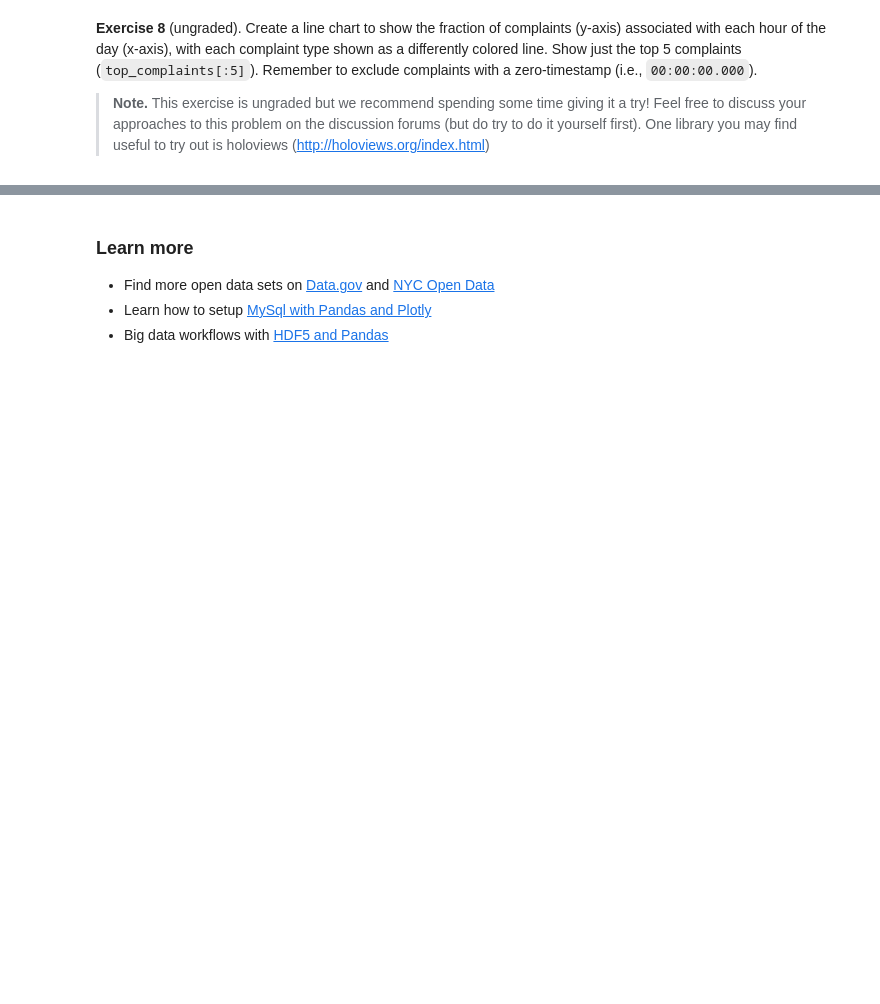
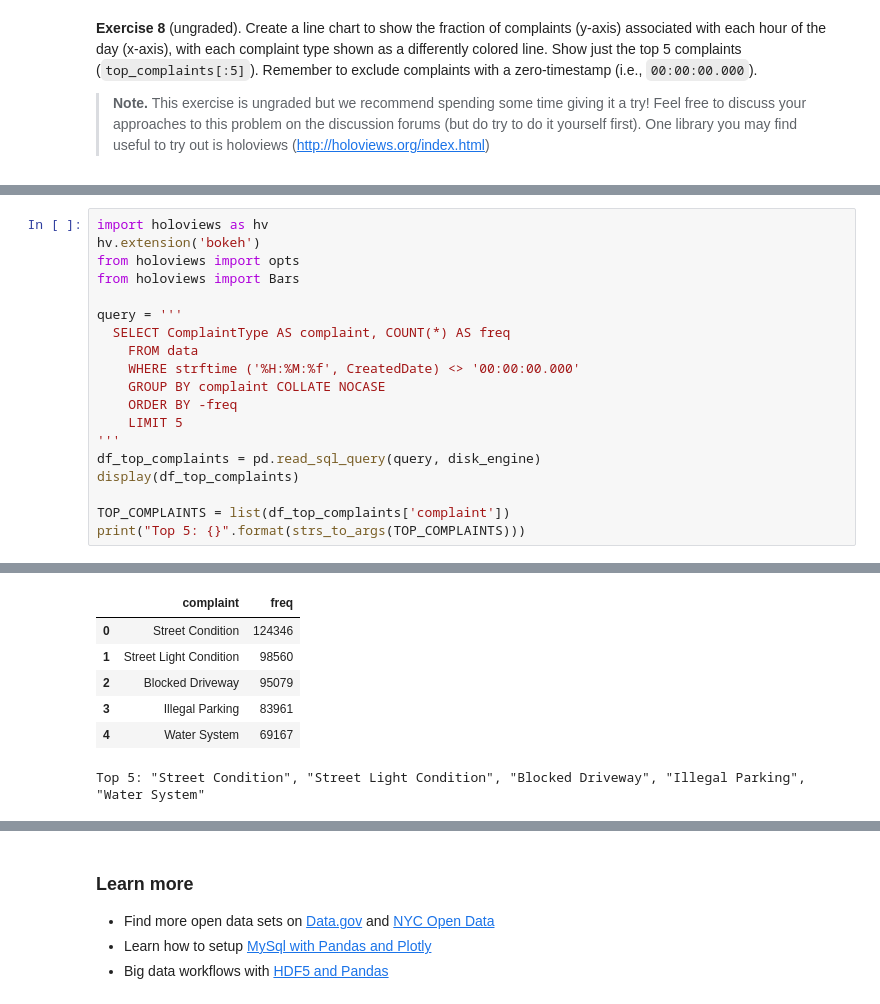
Before and after one commit to drakearch/data-science-in-3-months, a Jupyter notebook: Month 1 - Data Analysis/Week 3 - Computing for Data Analysis/09 Relational DBs and SQL/part1.ipynb, the cells around one changed output, grey strips where cells are left out. Drawn from its saved outputs; the diff is of its cells as text; blank space fills up the shorter version.

```diff
--- a/Month 1 - Data Analysis/Week 3 - Computing for Data Analysis/09 Relational DBs and SQL/part1.ipynb
+++ b/Month 1 - Data Analysis/Week 3 - Computing for Data Analysis/09 Relational DBs and SQL/part1.ipynb
@@ -1054,0 +1069,20 @@ from holoviews import Bars
+# %%
+import holoviews as hv
+hv.extension('bokeh')
+from holoviews import opts
+from holoviews import Bars
+
+query = '''
+  SELECT ComplaintType AS complaint, COUNT(*) AS freq
+    FROM data
+    WHERE strftime ('%H:%M:%f', CreatedDate) <> '00:00:00.000'
+    GROUP BY complaint COLLATE NOCASE
+    ORDER BY -freq
+    LIMIT 5
+'''
+df_top_complaints = pd.read_sql_query(query, disk_engine)
+display(df_top_complaints)
+
+TOP_COMPLAINTS = list(df_top_complaints['complaint'])
+print("Top 5: {}".format(strs_to_args(TOP_COMPLAINTS)))
+# %% [output]
@@ -1054,0 +1092,7 @@ from holoviews import Bars
+|  | complaint | freq |
+| 0 | Street Condition | 124346 |
+| 1 | Street Light Condition | 98560 |
+| 2 | Blocked Driveway | 95079 |
+| 3 | Illegal Parking | 83961 |
+| 4 | Water System | 69167 |
+Top 5: "Street Condition", "Street Light Condition", "Blocked Driveway", "Illegal Parking", "Water System"
```
Also changed, not shown: parts of 33 cells of this notebook, 1 other file.
